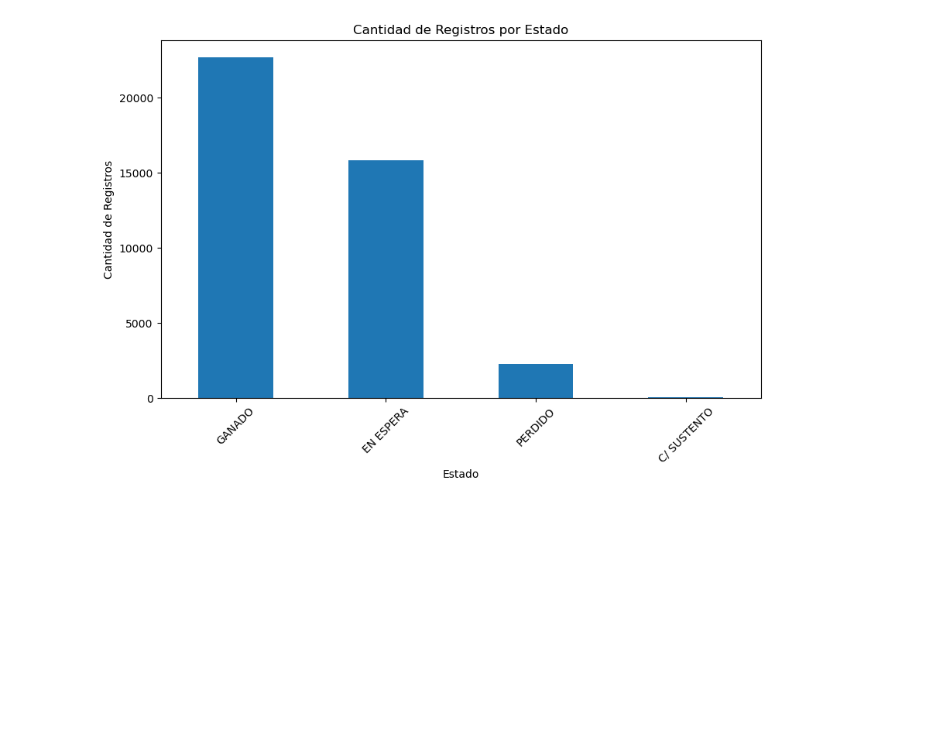
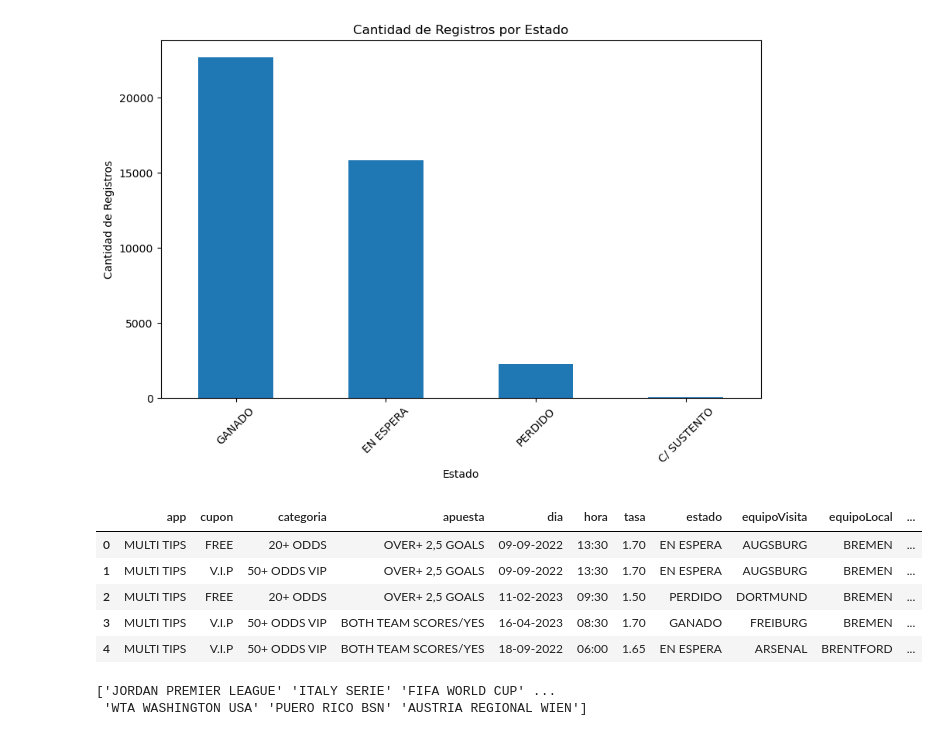
Before and after one commit to JeralBenites/DataAnalysisScripts, a Jupyter notebook: analisisApuestas.ipynb, the cells around one changed output. Drawn from its saved outputs; the diff is of its cells as text; code cells hidden in the pictures; blank space fills up the shorter version.

Commit message:
Data Scientist

```diff
--- a/analisisApuestas.ipynb
+++ b/analisisApuestas.ipynb
@@ -74,3 +74,49 @@ plt.xticks(rotation=45)
 plt.show()
 # %% [output]
 [figure]
+# %%
+import pandas as pd
+from sqlalchemy import create_engine
+
+
+server = 'JERAL_BENITES'
+database = 'picks'
+username = 'sa'
+password = 'zaperoko1'
+
+connection_string = f'mssql+pyodbc://{username}:{password}@{server}/{database}?driver=ODBC+Driver+17+for+SQL+Server'
+engine = create_engine(connection_string)
+
+sql_query = """
+SELECT
+    match.app, couponb.name cupon, categoryb.name categoria, match.bet apuesta,
+    match.day dia, match.time hora, match.rate tasa, match.status estado, teamaway.name equipoVisita, teamhome.name  equipoLocal,league.name as liga
+FROM [dbo].[match_bet] AS match
+LEFT JOIN [dbo].[team_bet] AS teamaway
+       ON match.id_away_team = teamaway.id
+LEFT JOIN [dbo].[team_bet] AS teamhome
+       ON match.id_home_team = teamhome.id
+LEFT JOIN [dbo].[league_bet] AS league
+       ON match.id_league = league.id
+LEFT JOIN [dbo].[category_bet] AS categoryb
+       ON match.id_category = categoryb.id
+LEFT JOIN [dbo].[coupon_bet] AS couponb
+       ON categoryb.id_coupon = couponb.id
+"""
+
+data = pd.read_sql(sql_query, engine)
+
+data.head()
+# %% [output]
+|  | app | cupon | categoria | apuesta | dia | hora | tasa | estado | equipoVisita | equipoLocal | ... |
+| 0 | MULTI TIPS | FREE | 20+ ODDS | OVER+ 2,5 GOALS | 09-09-2022 | 13:30 | 1.70 | EN ESPERA | AUGSBURG | BREMEN | ... |
+| 1 | MULTI TIPS | V.I.P | 50+ ODDS VIP | OVER+ 2,5 GOALS | 09-09-2022 | 13:30 | 1.70 | EN ESPERA | AUGSBURG | BREMEN | ... |
+| 2 | MULTI TIPS | FREE | 20+ ODDS | OVER+ 2,5 GOALS | 11-02-2023 | 09:30 | 1.50 | PERDIDO | DORTMUND | BREMEN | ... |
+| 3 | MULTI TIPS | V.I.P | 50+ ODDS VIP | BOTH TEAM SCORES/YES | 16-04-2023 | 08:30 | 1.70 | GANADO | FREIBURG | BREMEN | ... |
+| 4 | MULTI TIPS | V.I.P | 50+ ODDS VIP | BOTH TEAM SCORES/YES | 18-09-2022 | 06:00 | 1.65 | EN ESPERA | ARSENAL | BRENTFORD | ... |
+# %%
+unique_leagues = data['liga'].unique()
+print(unique_leagues)
+# %% [output]
+['JORDAN PREMIER LEAGUE' 'ITALY SERIE' 'FIFA WORLD CUP' ...
+ 'WTA WASHINGTON USA' 'PUERO RICO BSN' 'AUSTRIA REGIONAL WIEN']
```
Also changed, not shown: parts of 8 cells of this notebook, 3 other files.
